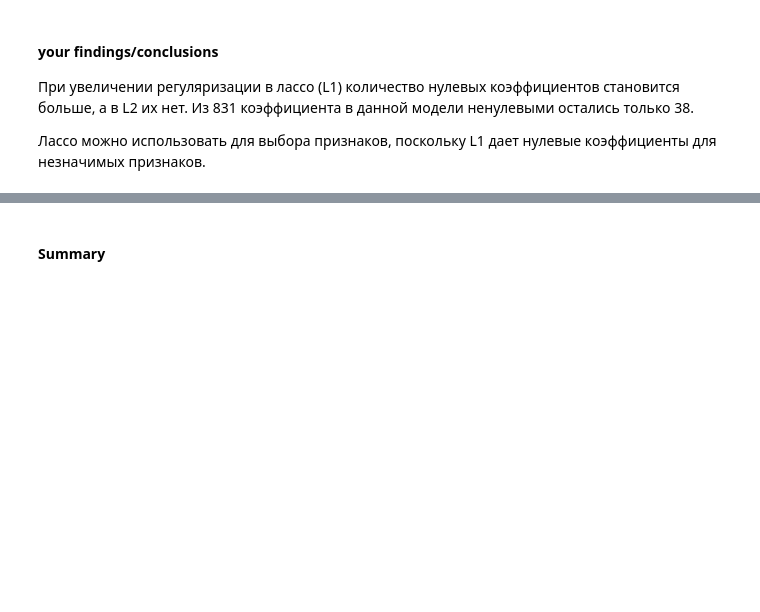
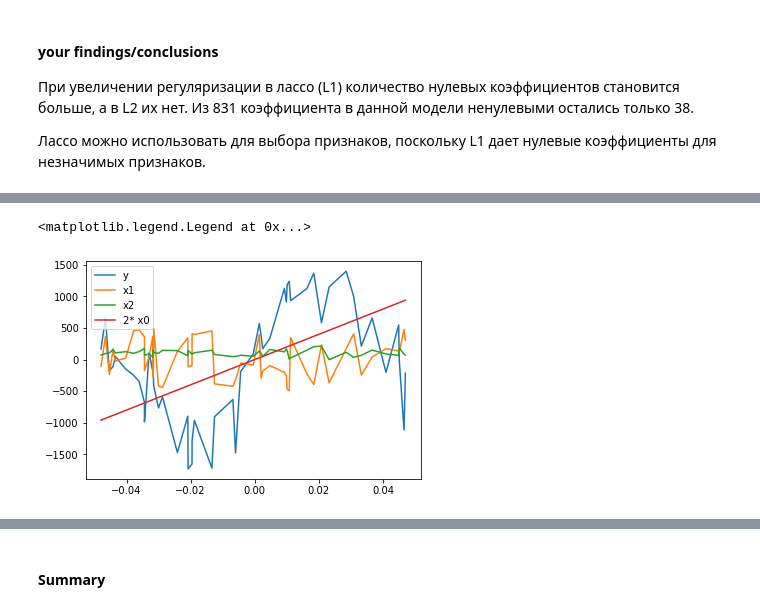
Before and after one commit to bonvech/ml-intro-2, a Jupyter notebook: 4_overfitting_regularization/overfitting_regularization.ipynb, the cells around one changed output, grey strips where cells are left out. Saved outputs shown, nothing was run; the diff lists cells and outputs as text; code cells hidden in the pictures; blank space fills up the shorter version.

```diff
--- a/4_overfitting_regularization/overfitting_regularization.ipynb
+++ b/4_overfitting_regularization/overfitting_regularization.ipynb
@@ -807,0 +841,10 @@ for i in range(X_hw.shape[1]):
+# %%
+df = df.sort_values(by='x0')
+plt.plot(df.x0, df.y * 100, label='y')
+plt.plot(df.x0, df.x1, label='x1')
+plt.plot(df.x0, df.x2, label='x2')
+plt.plot(df.x0, df.x0 * 20000, label='2* x0')
+plt.legend()
+# %% [output]
+<matplotlib.legend.Legend at 0x...>
+[figure, added]
```
Also changed, not shown: parts of 32 cells of this notebook.
